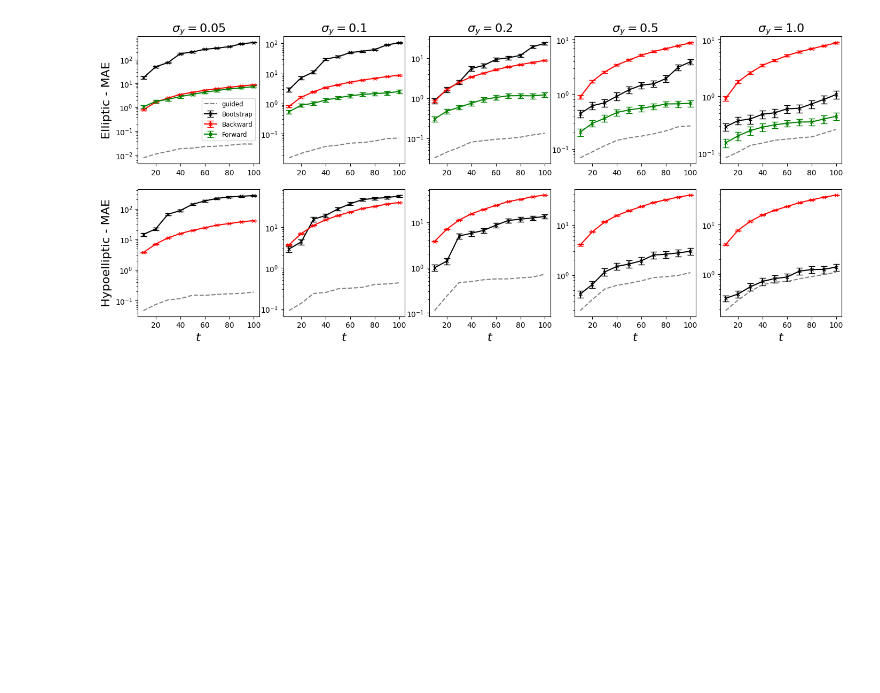
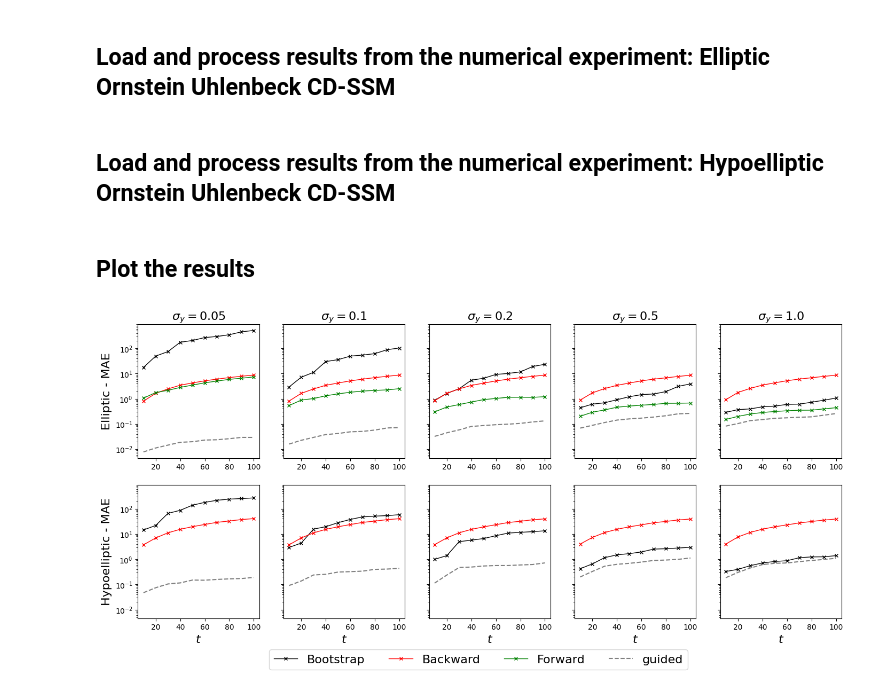
Before and after one commit to chris-stanton50/particles-cdssm, a Jupyter notebook: paper/linear_sde_filtering/filtering_experiment_results.ipynb, the cells around one changed output. Drawn from its saved outputs; the diff is of its cells as text; code cells hidden in the pictures; blank space fills up the shorter version.

```diff
--- a/paper/linear_sde_filtering/filtering_experiment_results.ipynb
+++ b/paper/linear_sde_filtering/filtering_experiment_results.ipynb
@@ -8,6 +8,8 @@ import matplotlib.pyplot as plt
 import scipy.stats as stats
 
 savefig=True
+# %% [markdown]
+## Load and process results from the numerical experiment: Elliptic Ornstein Uhlenbeck CD-SSM
 # %%
 run_ids = ['5', '10', '20', '50', '100']
 cdssm_str = 'mv_ou'
@@ -59,6 +61,8 @@ for df_1, df_2, df_3 in zip(dfs_1, dfs_2, dfs_3):
     mv_ou_mae_std_dfs.append(mae_std_df)
     mv_ou_mae_count_dfs.append(mae_count_df)
     mv_ou_mae_conf_int_dfs.append(mae_conf_int_df)
+# %% [markdown]
+## Load and process results from the numerical experiment: Hypoelliptic Ornstein Uhlenbeck CD-SSM
 # %%
 run_ids = ['5', '10', '20', '50', '100']
 cdssm_str = 'iou'
@@ -110,6 +114,8 @@ for df_1, df_2, df_3 in zip(dfs_1, dfs_2, dfs_3):
     iou_mae_std_dfs.append(mae_std_df)
     iou_mae_count_dfs.append(mae_count_df)
     iou_mae_conf_int_dfs.append(mae_conf_int_df)
+# %% [markdown]
+## Plot the results
 # %%
 method_map = {'BootstrapDA': 'Bootstrap', 'BwG_NDBr_OUP': 'Backward', 'FwG_NDBrP': 'Forward'}
 color_map = {'BootstrapDA': 'black', 'BwG_NDBr_OUP': 'red', 'FwG_NDBrP': 'green', 'GuidedPF': 'grey'}
@@ -118,49 +124,54 @@ lag=1
 plot_obs_times = np.array(obs_times[lag:]) + 1
 y_label = r'MAE: $\log (\hat{p}(y_{1:t}))$'
 
-# plot_df_genealogy = plot_df[plot_df['method'] == 'genealogy']
-# plot_§df_ffbs = plot_df[plot_df['method'] == 'FFBS_MCMC']
-a = 17; b = 8/20*a
+a = 17; b = 9/20*a
 
-fig, ax = plt.subplots(2, 5, figsize=(a, b), sharey=False)
+fig, ax = plt.subplots(2, 5, figsize=(a, b), sharey=True)
 i=0
 
 for j, mae_df, mae_conf_int_df in zip(range(5), mv_ou_mae_dfs, mv_ou_mae_conf_int_dfs):
     for method in method_map.keys():
         mae = mae_df.loc[method].to_numpy()[lag:]
         mae_err = mae_conf_int_df.loc[method].to_numpy()[lag:]
-        ax[i, j].errorbar(plot_obs_times, mae, yerr=mae_err, fmt='x-', label=method_map[method], markersize=5, capsize=4, color=color_map[method])
+        # ax[i, j].errorbar(plot_obs_times, mae, yerr=mae_err, fmt='x-', label=method_map[method], markersize=5, capsize=4, color=color_map[method])
+        ax[i, j].plot(plot_obs_times, mae, 'x-', label=method_map[method], markersize=5, lw=1.0, color=color_map[method])
     ax[i, j].plot(plot_obs_times, mae_df.loc['GuidedPF'].to_numpy()[lag:], '--', label='guided', c='grey', linewidth=1.5)
     ax[i, j].set_title(titles[j], fontsize=16)
     ax[i, j].set_yscale('log')
 
 method_map = {'BootstrapDA': 'Bootstrap', 'BwG_NDBr_OUP': 'Backward'}
 color_map = {'BootstrapDA': 'black', 'BwG_NDBr_OUP': 'red', 'GuidedPF': 'grey'}
 titles = [r'$\sigma_y=0.05$', r'$\sigma_y=0.1$', r'$\sigma_y=0.2$', r'$\sigma_y=0.5$', r'$\sigma_y=1.0$']
 lag=1
 plot_obs_times = np.array(obs_times[lag:]) + 1
 
 i=1
 for j, mae_df, mae_conf_int_df in zip(range(5), iou_mae_dfs, iou_mae_conf_int_dfs):
     for method in method_map.keys():
         mae = mae_df.loc[method].to_numpy()[lag:]
         mae_err = mae_conf_int_df.loc[method].to_numpy()[lag:]
-        ax[i, j].errorbar(plot_obs_times, mae, yerr=mae_err, fmt='x-', label=method_map[method], markersize=5, capsize=4, color=color_map[method])
+        # ax[i, j].errorbar(plot_obs_times, mae, yerr=mae_err, fmt='x-', label=method_map[method], markersize=5, capsize=4, color=color_map[method])
+        ax[i, j].plot(plot_obs_times, mae, 'x-', label=method_map[method], markersize=5, lw=1.0, color=color_map[method])
     ax[i, j].plot(plot_obs_times, mae_df.loc['GuidedPF'].to_numpy()[lag:], '--', label='guided', c='grey', linewidth=1.5)
     ax[i, j].set_yscale('log')
 
-# Make some final tweaks to the plot:
-ax[0, 0].legend(bbox_to_anchor=(0.5, 0.54), fontsize=8.5)
+
 ax[0, 0].set_ylabel('Elliptic - MAE', fontsize=16)
-# ax[1, 0].legend(bbox_to_anchor=(0.49, 0.66))
-# ax[1, 0].legend()
 ax[1, 0].set_ylabel('Hypoelliptic - MAE', fontsize=16)
 
 for j in range(5):
     ax[1, j].set_xlabel(r'$t$', fontsize=16)
 
+fig.subplots_adjust(bottom=0.16)
+h, l = ax[0, 0].get_legend_handles_labels()
+fig.legend(h, l,
+           loc='lower center',
+           bbox_to_anchor=(0.5, 0.02),
+           ncol=len(h),
+           fontsize=16)
+
 if savefig:
-    plt.savefig('fig_3_filtering_results.pdf', bbox_inches='tight')
+    plt.savefig('./figures/fig_2_filtering_results.pdf', bbox_inches='tight')
 plt.show()
 # %% [output]
-[figure, old version]
+[figure, new version]
```
Also changed, not shown: parts of 1 cell of this notebook, 45 other files.
